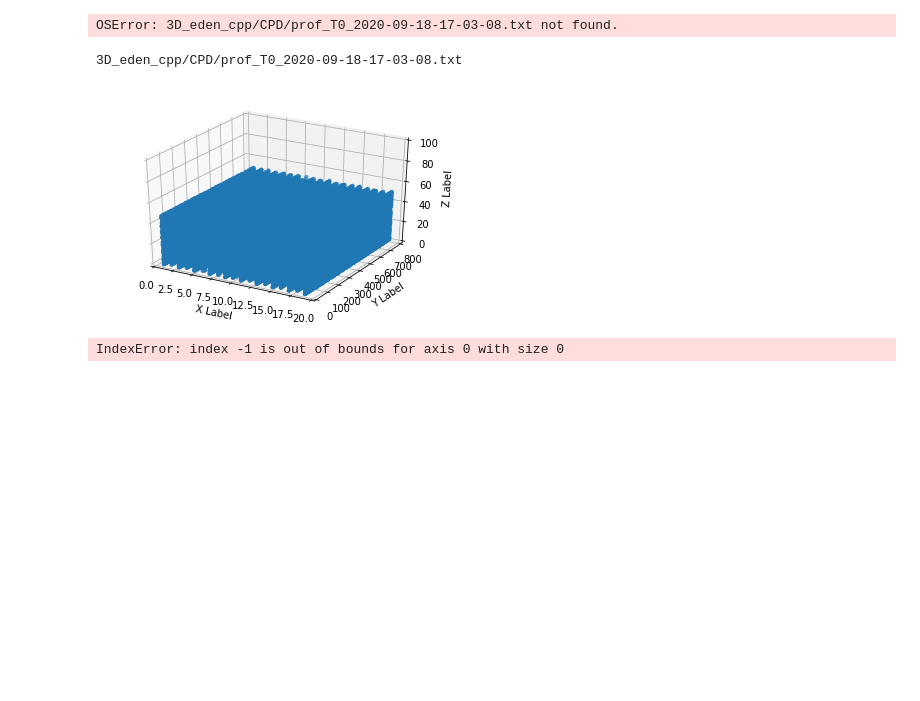
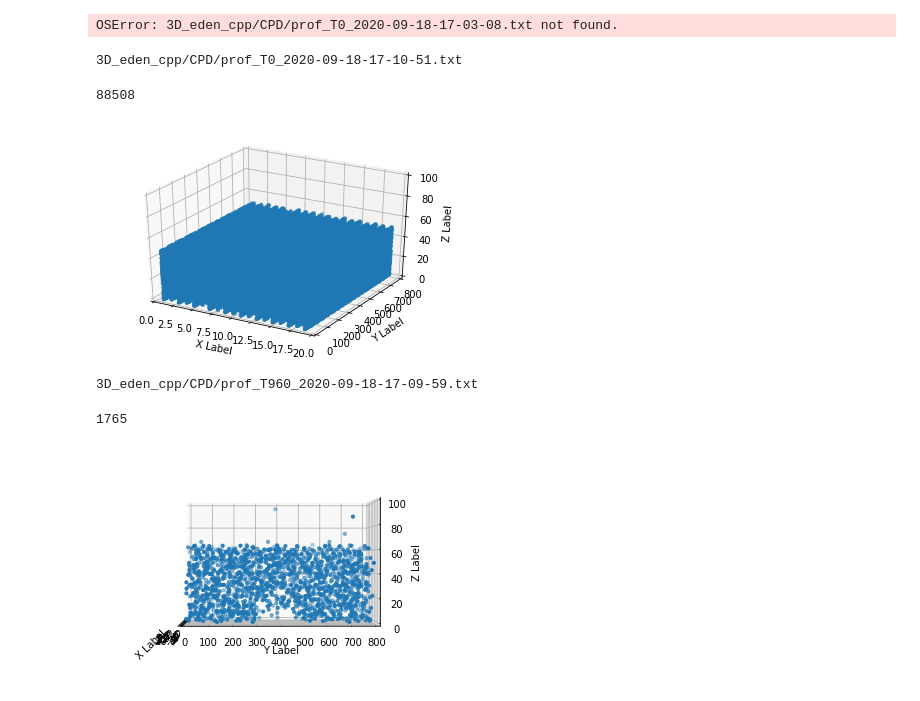
Before and after one commit to nkrishnan94/3D-Eden-Model, a Jupyter notebook: read_standard_data.ipynb, the cells around one changed output. Cells and saved outputs as stored; diff of their text form; code cells hidden in the pictures; blank space fills up the shorter version.

```diff
--- a/read_standard_data.ipynb
+++ b/read_standard_data.ipynb
@@ -247,8 +249,10 @@ ax.set_ylim([0,802])
 ax.set_zlim([0,100])
 timestr = time.strftime("%Y_%m_%d-%H_%M_%S")
 #plt.savefig('gifs/final' + str())
+len(arr[:,1])
 # %% [output]
-3D_eden_cpp/CPD/prof_T0_2020-09-18-17-03-08.txt
+3D_eden_cpp/CPD/prof_T0_2020-09-18-17-10-51.txt
+88508
 [figure]
 # %%
 from mpl_toolkits.mplot3d import Axes3D  # noqa: F401 unused import
@@ -260,34 +264,37 @@ import numpy as np
 
 f=files_t[-1]
 print(f)
 fig = plt.figure()
 ax = fig.add_subplot(111, projection='3d')
 arr= np.loadtxt(f,delimiter=", ").astype(int)
 
 n = 100
 
 # For each set of style and range settings, plot n random points in the box
 # defined by x in [23, 32], y in [0, 100], z in [zlow, zhigh].
 
 
 
 
 ax.scatter(xs=arr[:,0],ys=arr[:,1],zs=arr[:,2],s=10)
 
 
 
 
 ax.set_xlabel('X Label')
 ax.set_ylabel('Y Label')
 ax.set_zlabel('Z Label')
 ax.view_init(0, angle)
 ax.set_xlim([0,20])
 ax.set_ylim([0,802])
 ax.set_zlim([0,100])
 timestr = time.strftime("%Y_%m_%d-%H_%M_%S")
 #plt.savefig('gifs/final' + str())
+len(arr[:,1])
 # %% [output]
-IndexError: index -1 is out of bounds for axis 0 with size 0
+3D_eden_cpp/CPD/prof_T960_2020-09-18-17-09-59.txt
+1765
+[figure, added]
 # %%
 from mpl_toolkits.mplot3d import Axes3D  # noqa: F401 unused import
 
```
Also changed, not shown: parts of 4 cells of this notebook, 57 other files.
